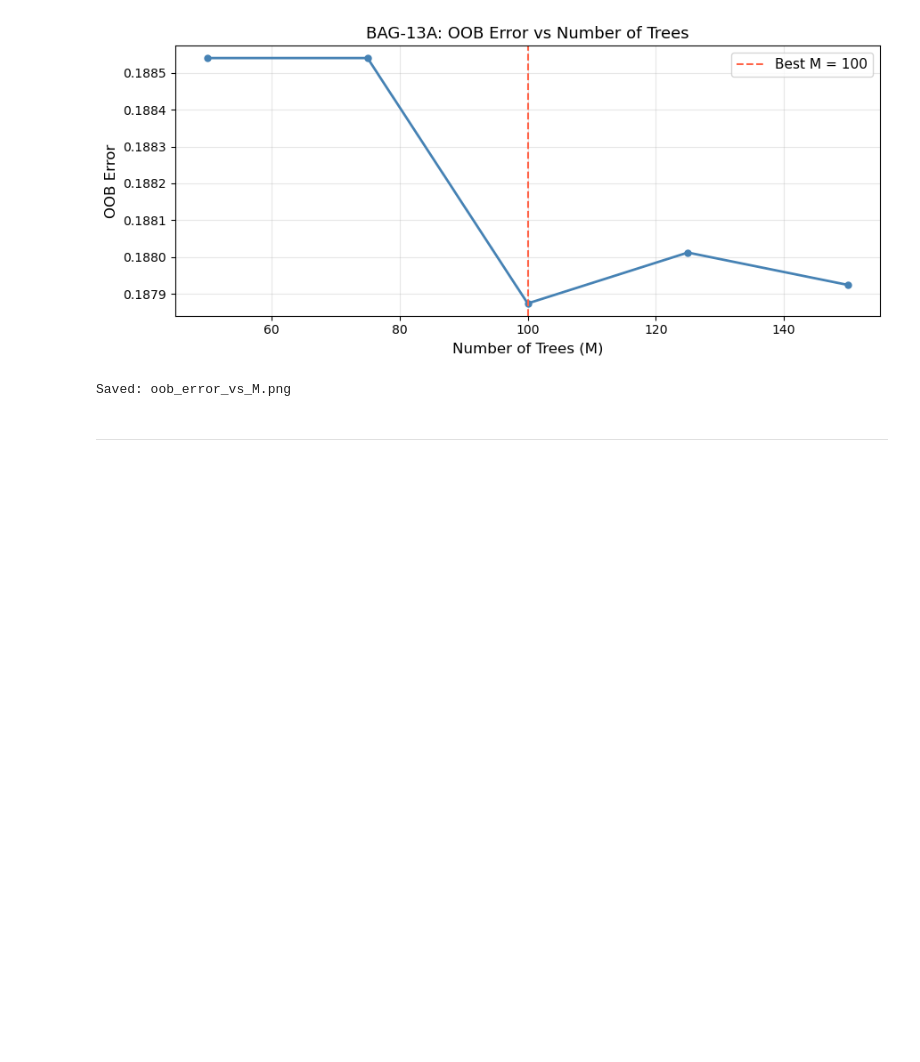
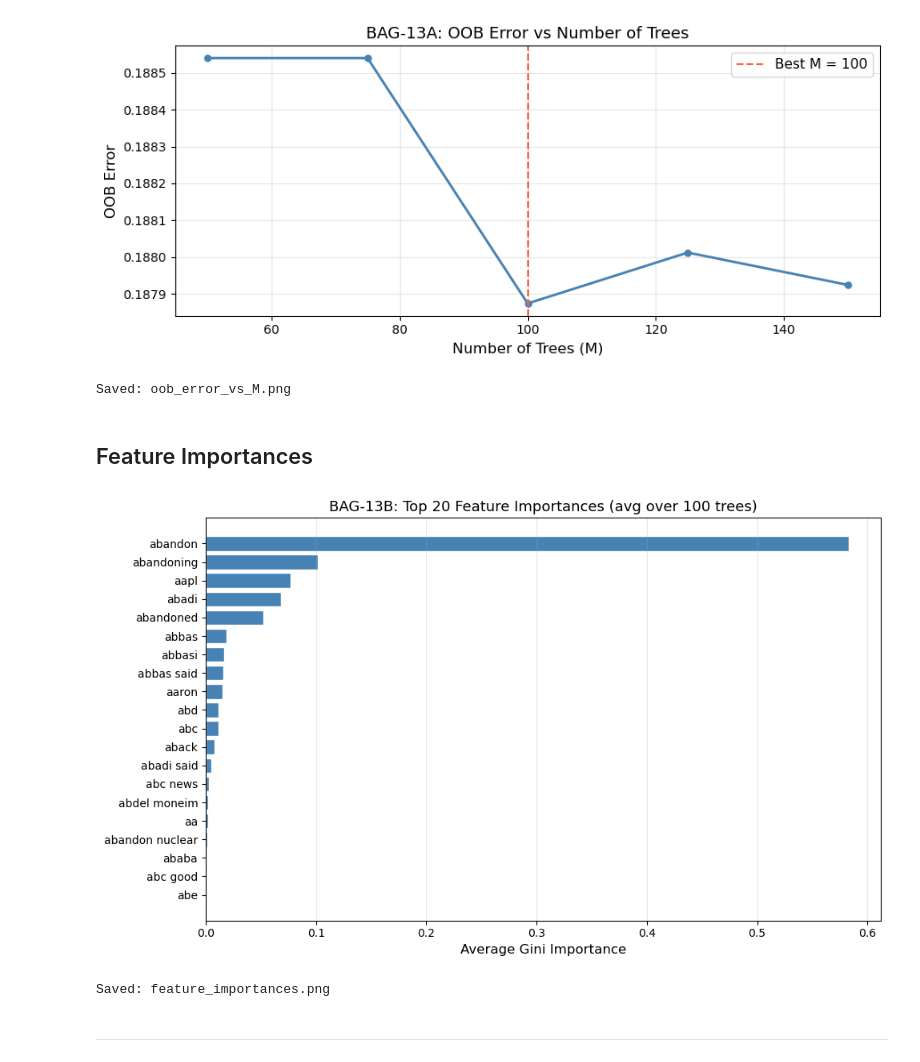
Before and after one commit to 3608Team10/COMP3608PROJECT, a Jupyter notebook: Bagging.ipynb, the cells around one changed output. Saved outputs shown, nothing was run; the diff lists cells and outputs as text; code cells hidden in the pictures; blank space fills up the shorter version.

Commit message:
Add plot for feature importances

```diff
--- a/Bagging.ipynb
+++ b/Bagging.ipynb
@@ -843,5 +842,34 @@ print('Saved: oob_error_vs_M.png')
 # %% [output]
 [figure]
 Saved: oob_error_vs_M.png
+# %% [markdown]
+## Feature Importances
+# %%
+# Reconstruct feature names: TF-IDF vocab + category dummies + dataset dummies
+tfidf_feature_names = np.array(tfidf.get_feature_names_out())
+cat_feature_names = np.array(list(cat_dummies.columns))
+data_feature_names = np.array(list(data_dummies.columns))
+all_feature_names = np.concatenate([tfidf_feature_names, cat_feature_names, data_feature_names])
+
+TOP_N = 20
+top_idx = np.argsort(feature_importances_avg)[::-1][:TOP_N]
+top_importances = feature_importances_avg[top_idx]
+top_names = all_feature_names[top_idx]
+
+fig, ax = plt.subplots(figsize=(10, 6))
+ax.barh(range(TOP_N), top_importances[::-1], color='steelblue', edgecolor='white')
+ax.set_yticks(range(TOP_N))
+ax.set_yticklabels(top_names[::-1], fontsize=10)
+ax.set_xlabel('Average Gini Importance', fontsize=12)
+ax.set_title(f'BAG-13B: Top {TOP_N} Feature Importances (avg over {best_M} trees)', fontsize=13)
+ax.grid(True, axis='x', alpha=0.3)
+
+plt.tight_layout()
+plt.savefig('feature_importances.png', dpi=150, bbox_inches='tight')
+plt.show()
+print("Saved: feature_importances.png")
+# %% [output]
+[figure, added]
+Saved: feature_importances.png
 # %% [markdown]
 ___
```
Also changed, not shown: parts of 1 cell of this notebook.
